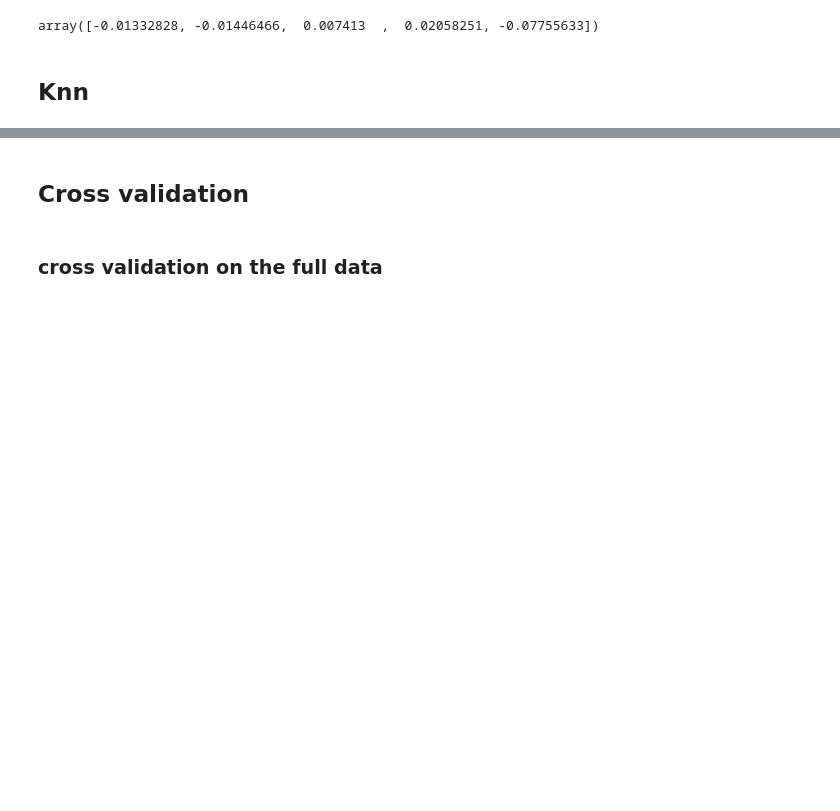
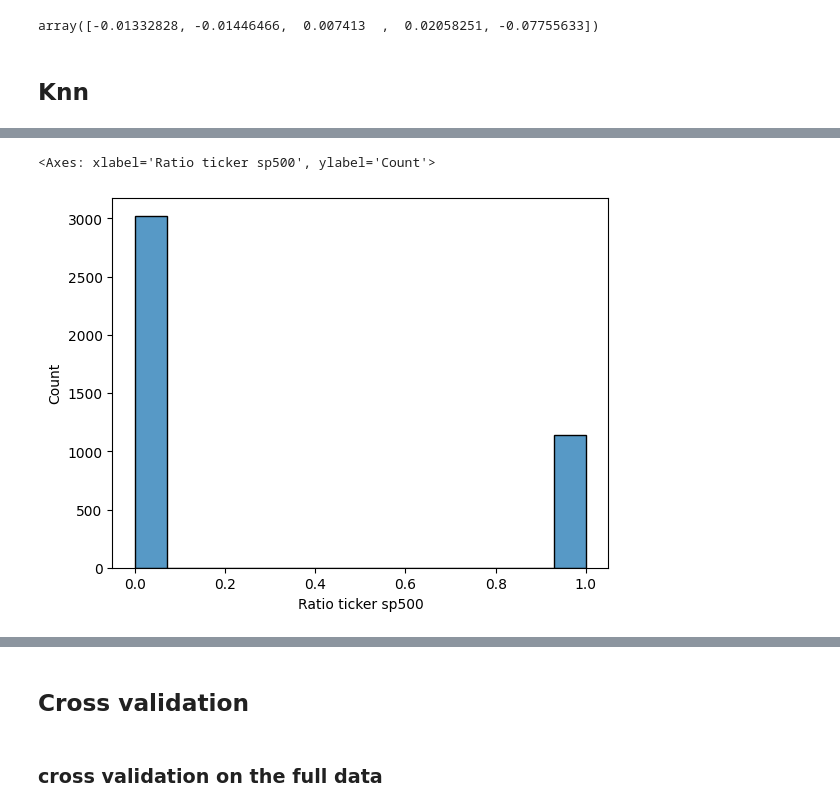
Before and after one commit to jorgeluisgg/project_awesome, a Jupyter notebook: model_creation.ipynb, the cells around one changed output, grey strips where cells are left out. Saved outputs shown, nothing was run; the diff lists cells and outputs as text; code cells hidden in the pictures; blank space fills up the shorter version.

```diff
--- a/model_creation.ipynb
+++ b/model_creation.ipynb
@@ -417 +296,6 @@ array([0.69867947, 0.703125  , 0.71995192, 0.71274038, 0.72235577])
+# %%
+sns.histplot(y_encoded)
+# %% [output]
+<Axes: xlabel='Ratio ticker sp500', ylabel='Count'>
+[figure, added]
 # %%
```
Also changed, not shown: parts of 30 cells of this notebook, 13 other files.
